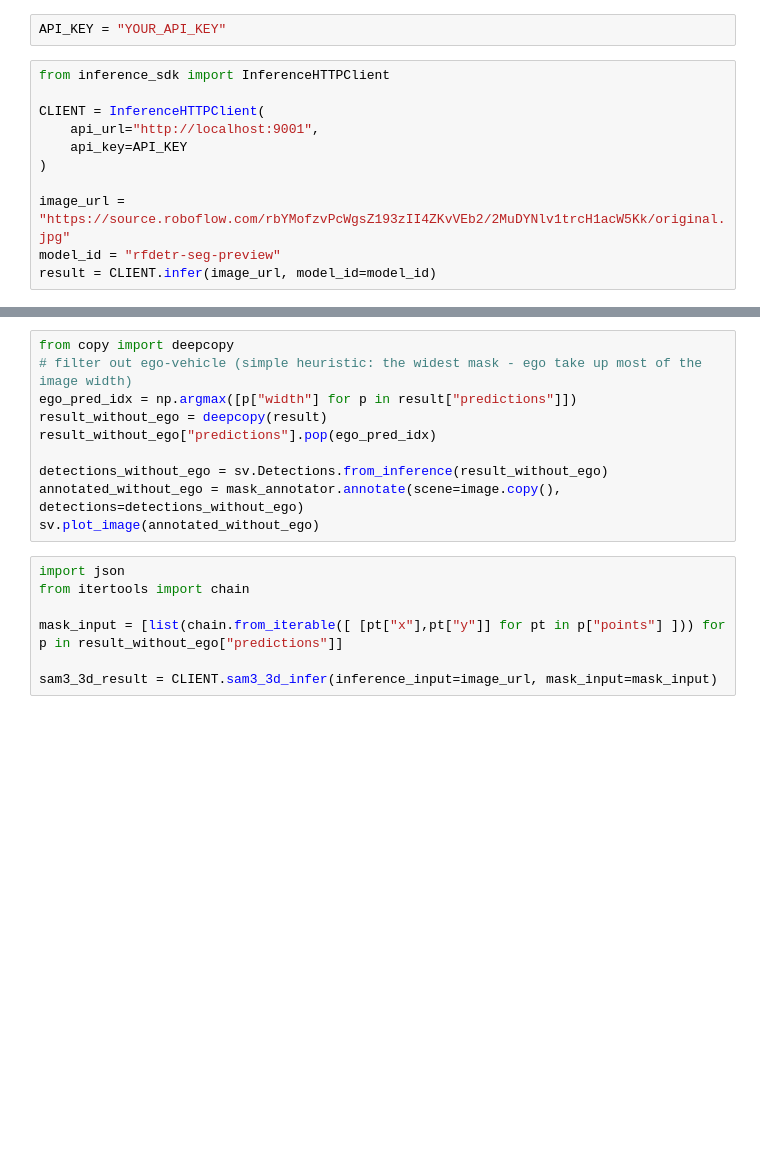
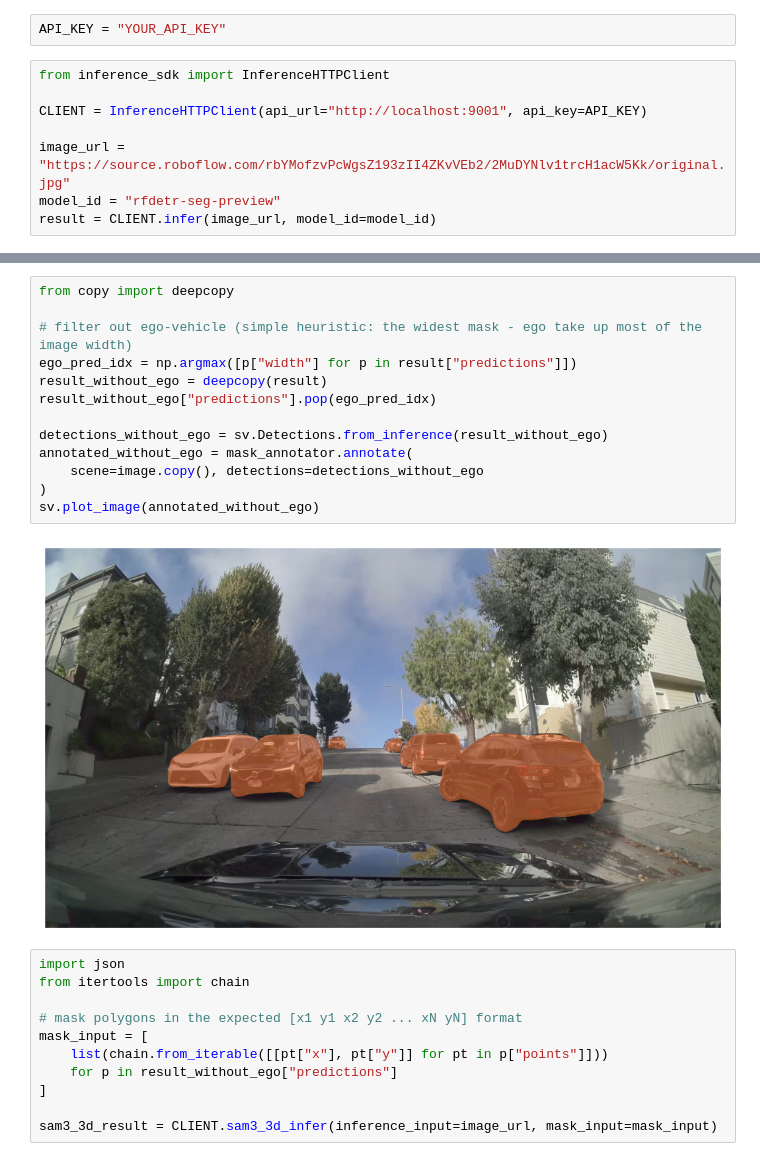
Before and after one commit to leeclemnet/rf-mot3d, a Jupyter notebook: rf-mot3d.ipynb, the cells around one changed output, grey strips where cells are left out. Saved outputs shown, nothing was run; the diff lists cells and outputs as text; blank space fills up the shorter version.

```diff
--- a/rf-mot3d.ipynb
+++ b/rf-mot3d.ipynb
@@ -3,10 +3,7 @@ API_KEY = "YOUR_API_KEY"
 # %%
 from inference_sdk import InferenceHTTPClient
 
-CLIENT = InferenceHTTPClient(
-    api_url="http://localhost:9001",
-    api_key=API_KEY
-)
+CLIENT = InferenceHTTPClient(api_url="http://localhost:9001", api_key=API_KEY)
 
 image_url = "https://source.roboflow.com/rbYMofzvPcWgsZ193zII4ZKvVEb2/2MuDYNlv1trcH1acW5Kk/original.jpg"
 model_id = "rfdetr-seg-preview"
@@ -29,18 +28,27 @@ sv.plot_image(annotated)
 # %%
 from copy import deepcopy
+
 # filter out ego-vehicle (simple heuristic: the widest mask - ego take up most of the image width)
 ego_pred_idx = np.argmax([p["width"] for p in result["predictions"]])
 result_without_ego = deepcopy(result)
 result_without_ego["predictions"].pop(ego_pred_idx)
 
 detections_without_ego = sv.Detections.from_inference(result_without_ego)
-annotated_without_ego = mask_annotator.annotate(scene=image.copy(), detections=detections_without_ego)
+annotated_without_ego = mask_annotator.annotate(
+    scene=image.copy(), detections=detections_without_ego
+)
 sv.plot_image(annotated_without_ego)
+# %% [output]
+[figure, added]
 # %%
 import json
 from itertools import chain
 
-mask_input = [list(chain.from_iterable([ [pt["x"],pt["y"]] for pt in p["points"] ])) for p in result_without_ego["predictions"]]
+# mask polygons in the expected [x1 y1 x2 y2 ... xN yN] format
+mask_input = [
+    list(chain.from_iterable([[pt["x"], pt["y"]] for pt in p["points"]]))
+    for p in result_without_ego["predictions"]
+]
 
 sam3_3d_result = CLIENT.sam3_3d_infer(inference_input=image_url, mask_input=mask_input)
 # %%
```
Also changed, not shown: parts of 3 cells of this notebook.
